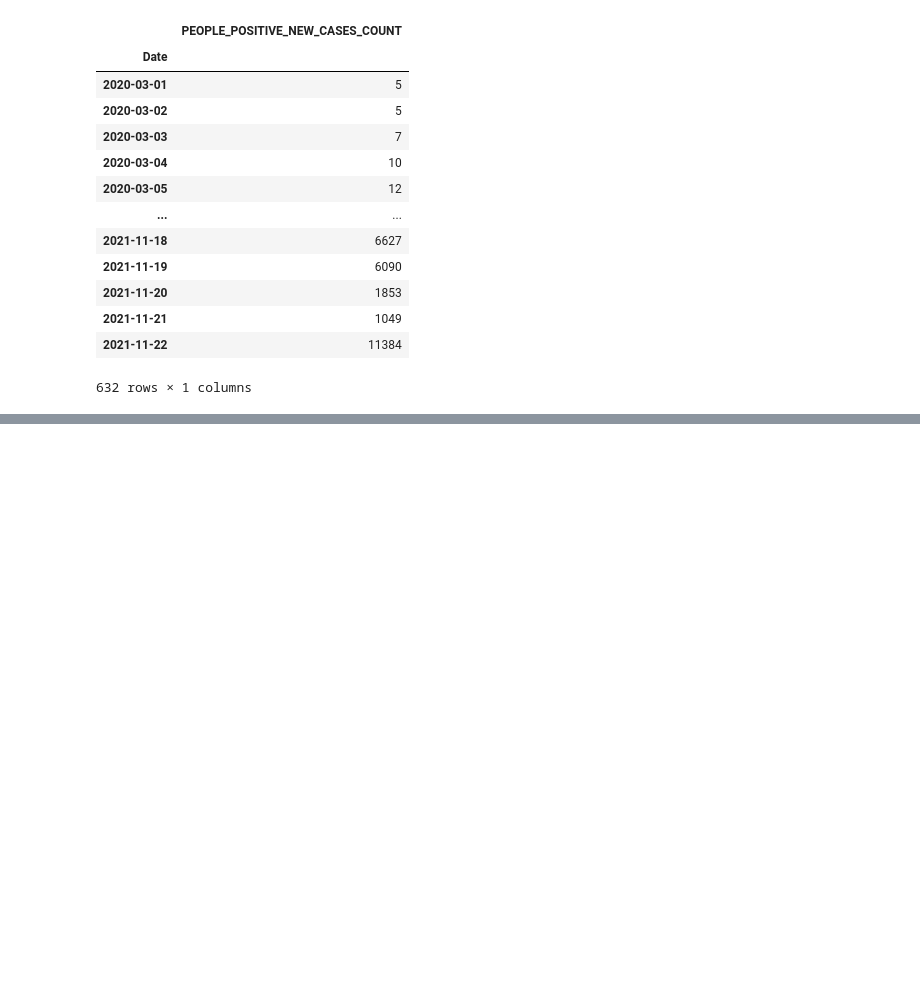
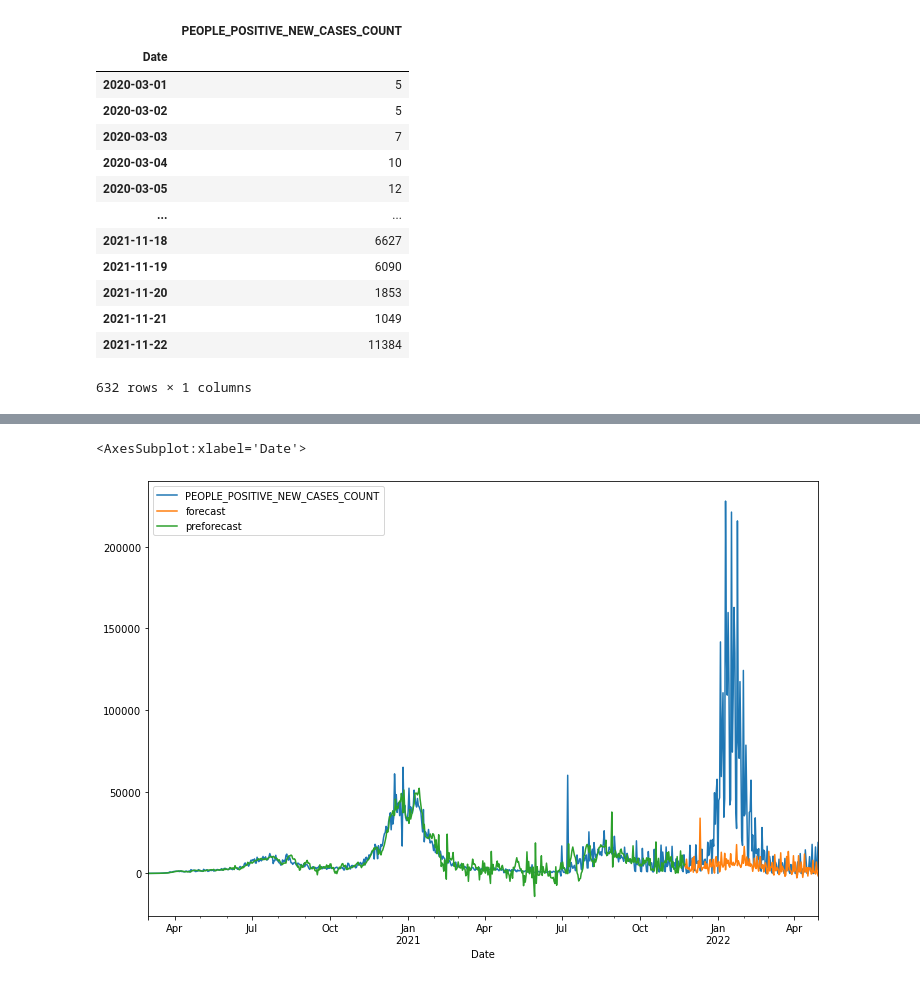
Before and after one commit to danielhe-nu/STAT390-Snowman, a Jupyter notebook: Daniel Final/California_Uni_390.ipynb, the cells around one changed output, grey strips where cells are left out. Drawn from its saved outputs; the diff is of its cells as text; code cells hidden in the pictures; blank space fills up the shorter version.

```diff
--- a/Daniel Final/California_Uni_390.ipynb
+++ b/Daniel Final/California_Uni_390.ipynb
@@ -173,0 +249,9 @@ cali_train
+# %%
+model=sm.tsa.statespace.SARIMAX(cali_train,order=(2, 1, 2),seasonal_order=(2,2,1,52)) # changed to 52
+results=model.fit()
+covid_df['forecast']=results.forecast(steps = len(cali_test))
+covid_df['preforecast'] = results.predict(start = 0, end = 632)
+covid_df[['PEOPLE_POSITIVE_NEW_CASES_COUNT','forecast', 'preforecast']].plot(figsize=(12,8))
+# %% [output]
+<AxesSubplot:xlabel='Date'>
+[figure, added]
```
Also changed, not shown: parts of 8 cells of this notebook.
